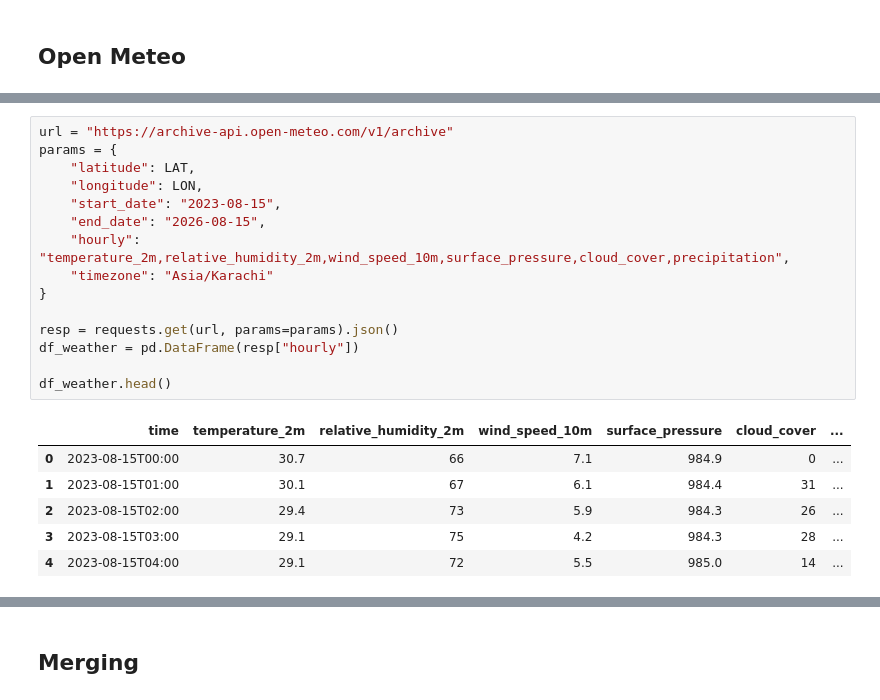
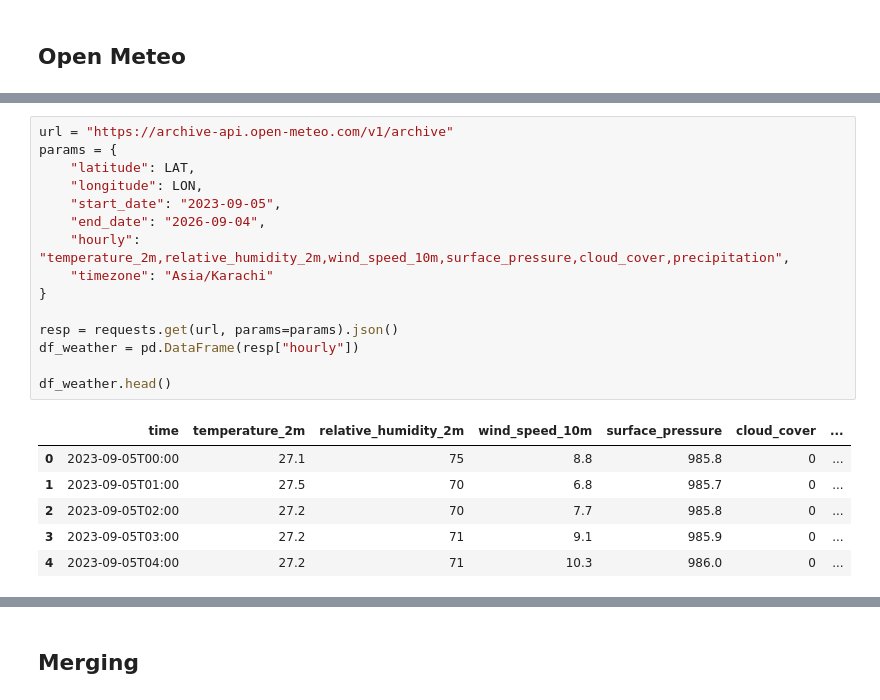
Before and after one commit to DawoodAhmadAnalyst/10Pearls-AQI-Predictor, a Jupyter notebook: Notebooks/1-EDA.ipynb, the cells around one changed output, grey strips where cells are left out. Saved outputs shown, nothing was run; the diff lists cells and outputs as text.

```diff
--- a/Notebooks/1-EDA.ipynb
+++ b/Notebooks/1-EDA.ipynb
@@ -71,25 +74,25 @@ print(resp)
 # %%
 url = "https://archive-api.open-meteo.com/v1/archive"
 params = {
     "latitude": LAT,
     "longitude": LON,
-    "start_date": "2023-08-15",
-    "end_date": "2026-08-15",
+    "start_date": "2023-09-05",
+    "end_date": "2026-09-04",
     "hourly": "temperature_2m,relative_humidity_2m,wind_speed_10m,surface_pressure,cloud_cover,precipitation",
     "timezone": "Asia/Karachi"
 }
 
 resp = requests.get(url, params=params).json()
 df_weather = pd.DataFrame(resp["hourly"])
 
 df_weather.head()
 # %% [output]
 |  | time | temperature_2m | relative_humidity_2m | wind_speed_10m | surface_pressure | cloud_cover | ... |
-| 0 | 2023-08-15T00:00 | 30.7 | 66 | 7.1 | 984.9 | 0 | ... |
-| 1 | 2023-08-15T01:00 | 30.1 | 67 | 6.1 | 984.4 | 31 | ... |
-| 2 | 2023-08-15T02:00 | 29.4 | 73 | 5.9 | 984.3 | 26 | ... |
-| 3 | 2023-08-15T03:00 | 29.1 | 75 | 4.2 | 984.3 | 28 | ... |
-| 4 | 2023-08-15T04:00 | 29.1 | 72 | 5.5 | 985.0 | 14 | ... |
+| 0 | 2023-09-05T00:00 | 27.1 | 75 | 8.8 | 985.8 | 0 | ... |
+| 1 | 2023-09-05T01:00 | 27.5 | 70 | 6.8 | 985.7 | 0 | ... |
+| 2 | 2023-09-05T02:00 | 27.2 | 70 | 7.7 | 985.8 | 0 | ... |
+| 3 | 2023-09-05T03:00 | 27.2 | 71 | 9.1 | 985.9 | 0 | ... |
+| 4 | 2023-09-05T04:00 | 27.2 | 71 | 10.3 | 986.0 | 0 | ... |
 # %%
 url = "https://air-quality-api.open-meteo.com/v1/air-quality"
 params = {
```
Also changed, not shown: parts of 20 cells of this notebook, 4 other files.
